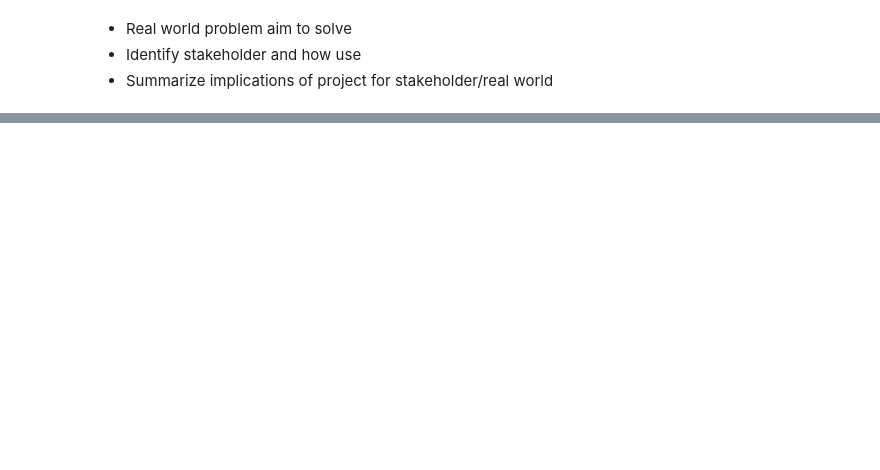
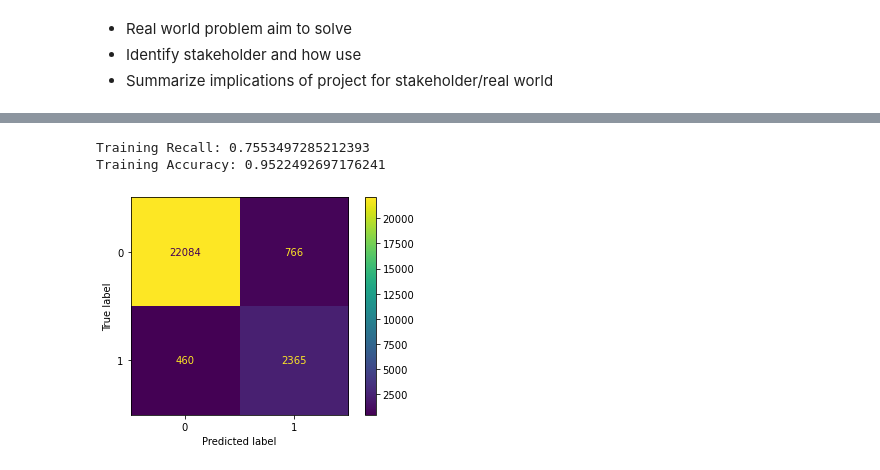
Before and after one commit to kelsklane/Capstone_Twitch_NLP, a Jupyter notebook: Twitch_Negative_Chat.ipynb, the cells around one changed output, grey strips where cells are left out. Saved outputs shown, nothing was run; the diff lists cells and outputs as text; code cells hidden in the pictures; blank space fills up the shorter version.

```diff
--- a/Twitch_Negative_Chat.ipynb
+++ b/Twitch_Negative_Chat.ipynb
@@ -78,0 +432,30 @@ Evaluation:
+# %%
+#Creates a new train test split with the added features
+y = df['label']
+X = df[['chats', 'video_id', 'day_night',
+            'any_emojis', 'cap_ratio', 'offset_percent', 'total_comments']]
+X_train, X_test, y_train, y_test = train_test_split(X, y, random_state = 213)
+
+count_vec = ColumnTransformer([
+    ('cv', CountVectorizer(lowercase = False, tokenizer = chat_tokenizer), 'chats'),
+    ('ohe', OneHotEncoder(), ['video_id', 'day_night']),
+    ('ss', StandardScaler(), ['any_emojis', 'cap_ratio', 'offset_percent', 'total_comments'])],
+    remainder = 'passthrough')
+
+logreg = imbpipeline(steps=[
+    ('preproc', count_vec),
+    ('smote', SMOTE(sampling_strategy = 'minority', random_state = 213)),
+    ('lr', LogisticRegression(max_iter = 10000, random_state = 213))
+])
+
+#Fits model and prints training score
+logreg.fit(X_train, y_train)
+
+preds = logreg.predict(X_train)
+print("Training Recall:", recall_score(preds, y_train))
+print("Training Accuracy:", logreg.score(X_train, y_train))
+
+#Cross validates model and prints average result
+scores = cross_validate(logreg, X_train, y_train, cv = 5, scoring = scoring)
+print("Validation Recall:" + str(np.mean(scores['test_rec'])))
+print("Validation Accuracy:" + str(np.mean(scores['test_acc'])))
@@ -78,0 +565,14 @@ Evaluation:
+# %%
+#Test results for final model
+preds = logreg.predict(X_test)
+print("Training Recall:", recall_score(preds, y_test))
+print("Training Accuracy:", logreg.score(X_test, y_test))
+# %% [output]
+Training Recall: 0.7553497285212393
+Training Accuracy: 0.9522492697176241
+# %%
+cm = confusion_matrix(y_test, preds)
+cmdis = ConfusionMatrixDisplay(cm)
+cmdis.plot();
+# %% [output]
+[figure, added]
```
Also changed, not shown: parts of 58 cells of this notebook, 1 other file.
